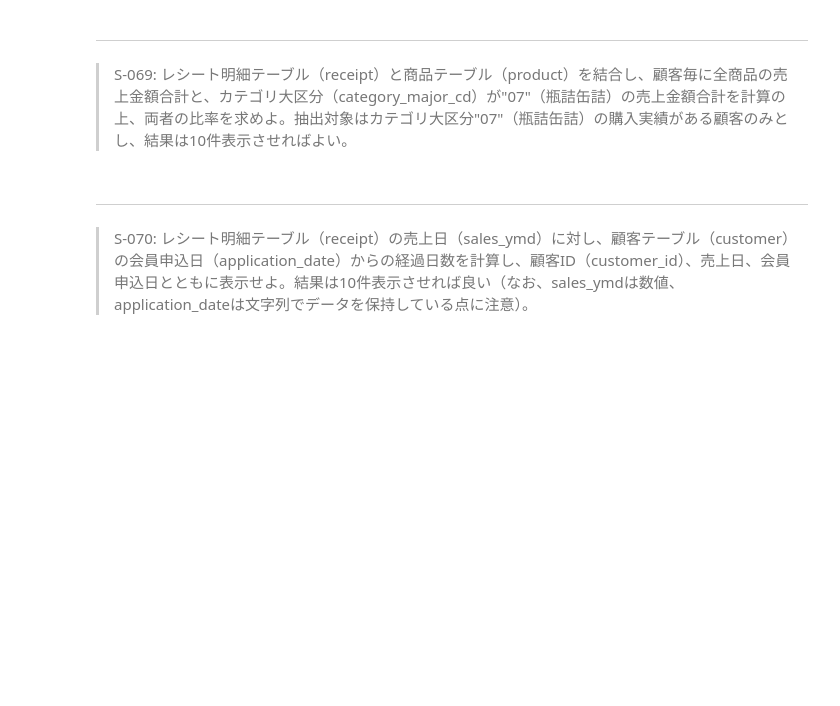
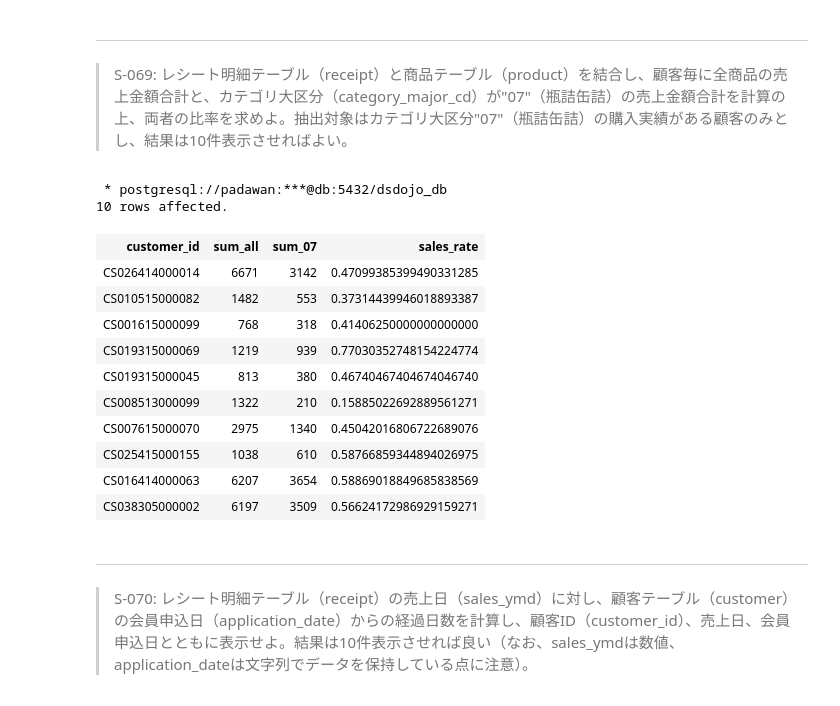
Before and after one commit to okmokm422/100knocks, a Jupyter notebook: ★Practice_SQL.ipynb, the cells around one changed output. Cells and saved outputs as stored; diff of their text form; code cells hidden in the pictures; blank space fills up the shorter version.

```diff
--- a/★Practice_SQL.ipynb
+++ b/★Practice_SQL.ipynb
@@ -1828,3 +1872,55 @@ LIMIT 10
+# %%
+%%sql
+
+WITH amount_all AS(
+    SELECT
+        customer_id,
+        sum(amount) AS sum_all
+    FROM
+        receipt
+    GROUP BY
+        customer_id
+),
+amount_07 AS(
+    SELECT
+        r.customer_id,
+        sum(r.amount) AS sum_07
+    FROM
+        receipt r
+    JOIN
+        product p
+    ON
+        r.product_cd = p.product_Cd
+        AND p.category_major_cd = '07'
+    GROUP BY
+        customer_id
+)
+SELECT
+    amount_all.customer_id,
+    sum_all,
+    sum_07,
+    sum_07 * 1.0 / sum_all AS sales_rate
+FROM
+    amount_all
+JOIN
+    amount_07
+ON
+    amount_all.customer_id = amount_07.customer_id
+LIMIT 10
+# %% [output]
+ * postgresql://padawan:***@db:5432/dsdojo_db
+10 rows affected.
+| customer_id | sum_all | sum_07 | sales_rate |
+| CS026414000014 | 6671 | 3142 | 0.47099385399490331285 |
+| CS010515000082 | 1482 | 553 | 0.37314439946018893387 |
+| CS001615000099 | 768 | 318 | 0.41406250000000000000 |
+| CS019315000069 | 1219 | 939 | 0.77030352748154224774 |
+| CS019315000045 | 813 | 380 | 0.46740467404674046740 |
+| CS008513000099 | 1322 | 210 | 0.15885022692889561271 |
+| CS007615000070 | 2975 | 1340 | 0.45042016806722689076 |
+| CS025415000155 | 1038 | 610 | 0.58766859344894026975 |
+| CS016414000063 | 6207 | 3654 | 0.58869018849685838569 |
+| CS038305000002 | 6197 | 3509 | 0.56624172986929159271 |
 # %% [markdown]
 ---
 > S-070: レシート明細テーブル（receipt）の売上日（sales_ymd）に対し、顧客テーブル（customer）の会員申込日（application_date）からの経過日数を計算し、顧客ID（customer_id）、売上日、会員申込日とともに表示せよ。結果は10件表示させれば良い（なお、sales_ymdは数値、application_dateは文字列でデータを保持している点に注意）。
```
Also changed, not shown: parts of 5 cells of this notebook, 1 other file.
